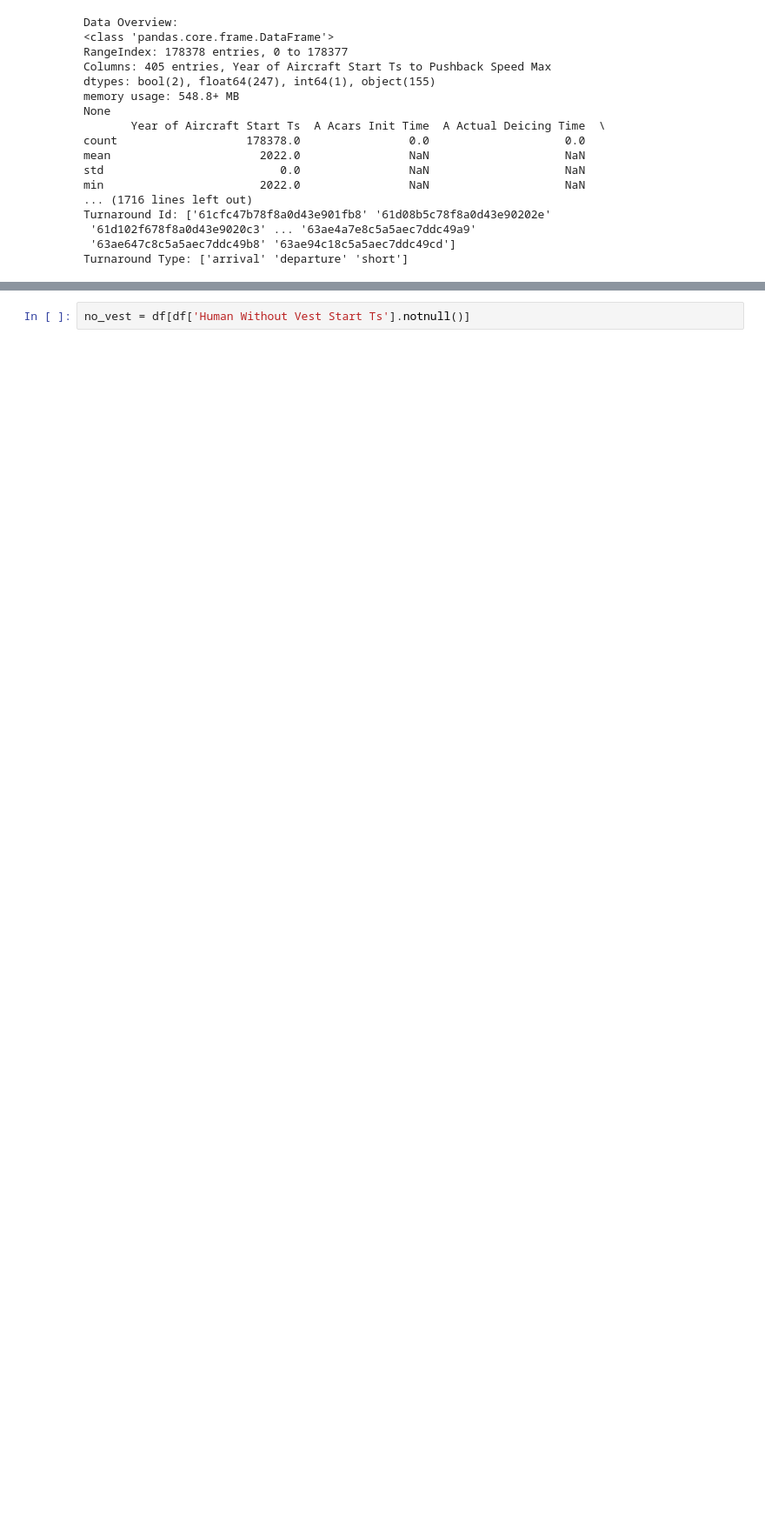
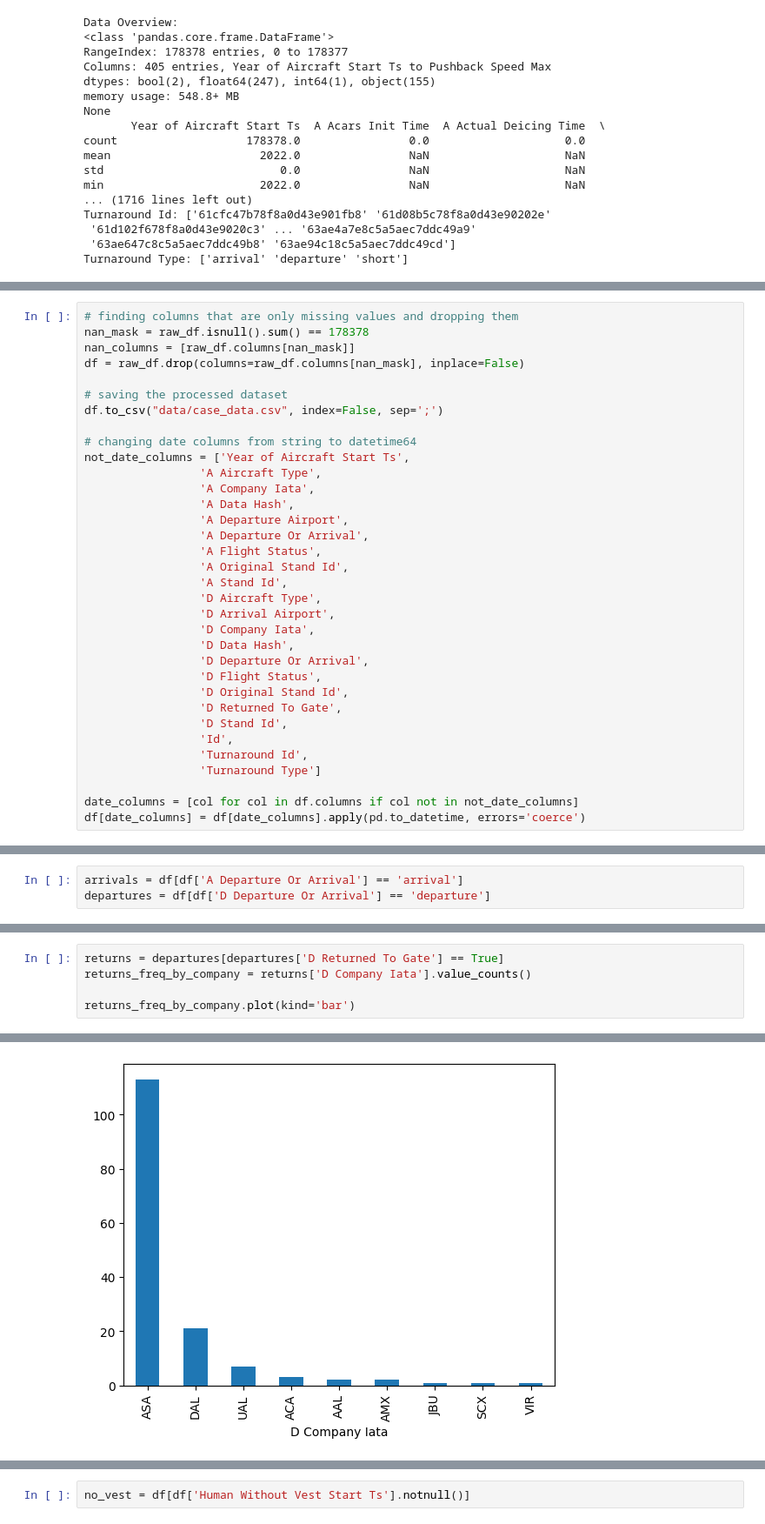
Before and after one commit to jennamorabito/assaia_case, a Jupyter notebook: eda.ipynb, the cells around one changed output, grey strips where cells are left out. Shown at 87% size. Drawn from its saved outputs; the diff is of its cells as text; blank space fills up the shorter version.

```diff
--- a/eda.ipynb
+++ b/eda.ipynb
@@ -53 +46,35 @@ df.to_csv("data/case_data.csv", index=False, sep=';')
+# %%
+# finding columns that are only missing values and dropping them
+nan_mask = raw_df.isnull().sum() == 178378
+nan_columns = [raw_df.columns[nan_mask]]
+df = raw_df.drop(columns=raw_df.columns[nan_mask], inplace=False)
+
+# saving the processed dataset
+df.to_csv("data/case_data.csv", index=False, sep=';')
+
+# changing date columns from string to datetime64
+not_date_columns = ['Year of Aircraft Start Ts',
+                 'A Aircraft Type',
+                 'A Company Iata',
+                 'A Data Hash',
+                 'A Departure Airport',
+                 'A Departure Or Arrival',
+                 'A Flight Status',
+                 'A Original Stand Id',
+                 'A Stand Id',
+                 'D Aircraft Type',
+                 'D Arrival Airport',
+                 'D Company Iata',
+                 'D Data Hash',
+                 'D Departure Or Arrival',
+                 'D Flight Status',
+                 'D Original Stand Id',
+                 'D Returned To Gate',
+                 'D Stand Id',
+                 'Id',
+                 'Turnaround Id',
+                 'Turnaround Type']
+
+date_columns = [col for col in df.columns if col not in not_date_columns]
+df[date_columns] = df[date_columns].apply(pd.to_datetime, errors='coerce')
 # %% [markdown]
@@ -83,0 +97,3 @@ Let's find safety issues
+# %%
+arrivals = df[df['A Departure Or Arrival'] == 'arrival']
+departures = df[df['D Departure Or Arrival'] == 'departure']
@@ -83,0 +150,6 @@ Let's find safety issues
+# %%
+returns = departures[departures['D Returned To Gate'] == True]
+returns_freq_by_company = returns['D Company Iata'].value_counts()
+
+returns_freq_by_company.plot(kind='bar')
+# %% [output]
@@ -83,0 +157 @@ Let's find safety issues
+[figure, added]
```
Also changed, not shown: parts of 28 cells of this notebook, 1 other file.
